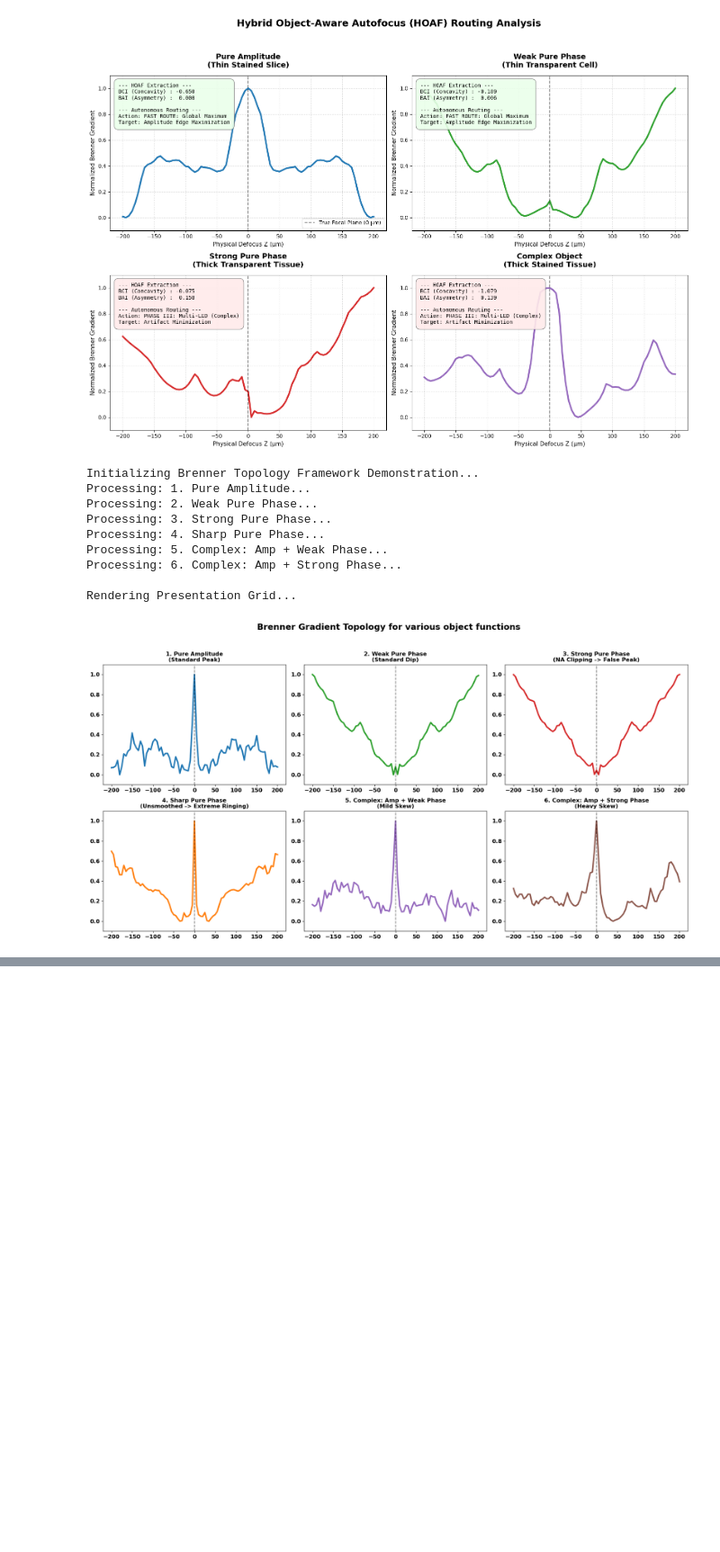
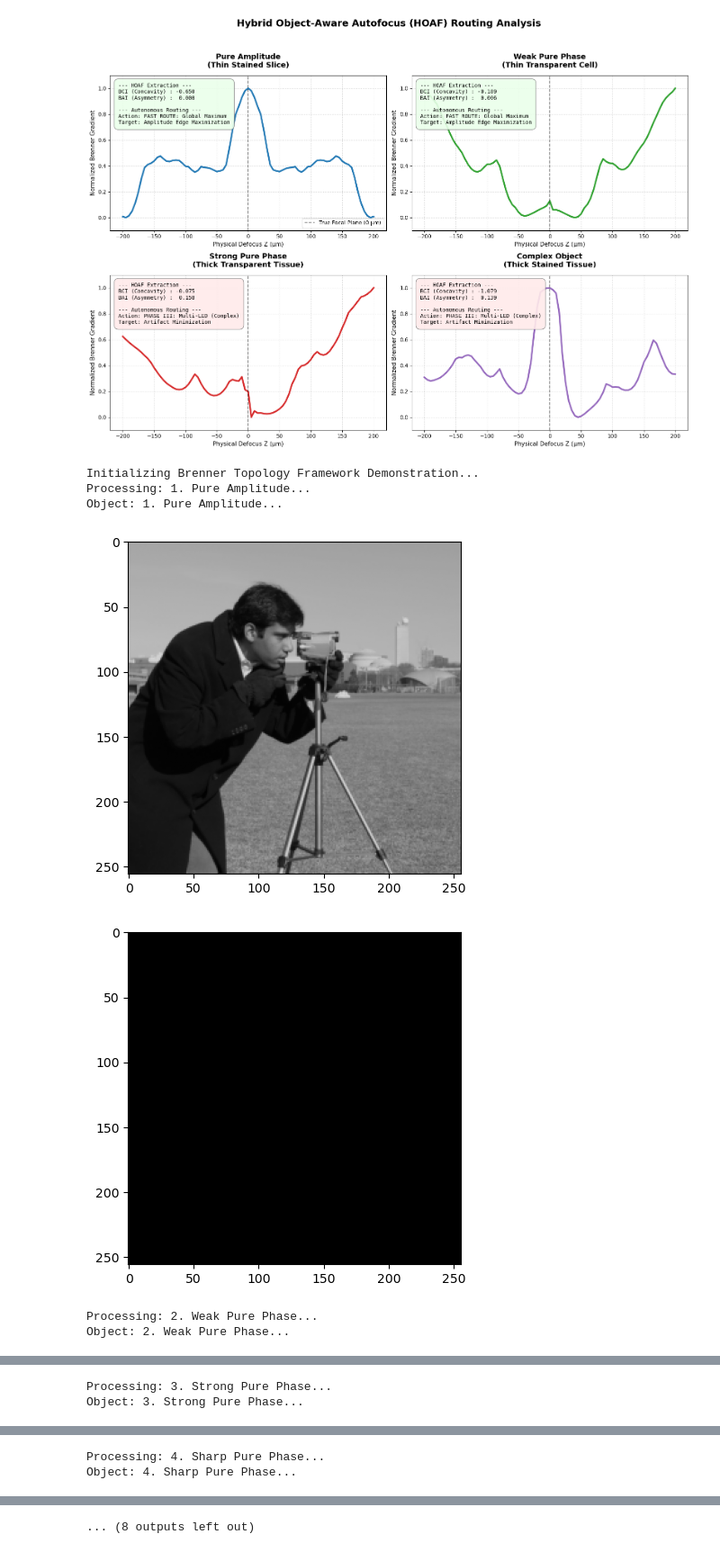
Before and after one commit to Gaurang8440/Fourier_Ptychography_Microscopy, a Jupyter notebook: Codes/test.ipynb, the cells around one changed output, grey strips where cells are left out. Shown at 90% size. Saved outputs shown, nothing was run; the diff lists cells and outputs as text; code cells hidden in the pictures; blank space fills up the shorter version.

```diff
--- a/Codes/test.ipynb
+++ b/Codes/test.ipynb
@@ -252,7 +252,7 @@ def run_framework_demonstration():
 
     # System Setup (Strictly in mm to prevent exponent scaling crashes)
     wavelength = 0.532e-3
-    NA_obj = 0.25
+    NA_obj = 0.08
     mag = 2.0
     cam_pixel_size = 2.5e-3
     dx_lr = cam_pixel_size / mag
@@ -277,7 +277,7 @@ def run_framework_demonstration():
             img_amp * np.exp(1j * np.zeros_like(img_amp)),
 
         "2. Weak Pure Phase\n(Standard Dip)":
-            np.ones_like(img_amp) * np.exp(1j * (img_phase_smooth * 0.00005)),
+            np.ones((N_hr,N_hr), dtype=float) * np.exp(1j * (img_phase_smooth * 0.00005)),
 
         "3. Strong Pure Phase\n(NA Clipping -> False Peak)":
             np.ones_like(img_amp) * np.exp(1j * (img_phase_smooth * 0.08)),
@@ -313,6 +313,13 @@ def run_framework_demonstration():
         O_fourier = np.fft.fftshift(np.fft.fft2(np.fft.ifftshift(obj)))
         scores = []
 
+        print(f"Object: {name.splitlines()[0]}...")
+        plt.figure()
+        plt.imshow(np.abs(obj),cmap='gray', vmin=0, vmax=1.2)
+        plt.show()
+        plt.figure()
+        plt.imshow(np.angle(obj), cmap = 'gray')
+        plt.show()
         for z in z_array:
             pupil_z = pupil_support * np.exp(1j * z * kz)
             E_fourier = O_fourier[ys:ye, xs:xe] * pupil_z
@@ -336,38 +343,35 @@ def run_framework_demonstration():
     for idx, (name, res) in enumerate(results.items()):
         ax = axes[idx]
 
         # Plot the curve
         ax.plot(z_array * 1000, res["scores"], color=colors[idx], linewidth=3)
         ax.axvline(0, color='k', linestyle='--', alpha=0.5)
 
         ax.set_title(name, fontsize=12, fontweight='bold')
         #ax.set_xlabel("Defocus Z (µm)")
         #ax.set_ylabel("Norm. Brenner")
         #ax.grid(True, linestyle=':', alpha=0.7)
 
         ax.tick_params(axis='x', labelsize=12)
         ax.tick_params(axis='y', labelsize=12)
         ax.set_ylim(-0.1, 1.1)
 
         # Overlay the BCI and BAI Data Box
 
 
     plt.tight_layout(rect=[0, 0.03, 1, 0.95])
     #plt.rcParams['axes.labelweight'] = 'bold'
     #plt.rcParams['font.weight'] = 'bold'
     plt.savefig("high_res_plot.png", dpi=300)
     plt.show()
 
 if __name__ == "__main__":
     run_framework_demonstration()
 # %% [output]
 Initializing Brenner Topology Framework Demonstration...
 Processing: 1. Pure Amplitude...
-Processing: 2. Weak Pure Phase...
-Processing: 3. Strong Pure Phase...
-Processing: 4. Sharp Pure Phase...
-Processing: 5. Complex: Amp + Weak Phase...
-Processing: 6. Complex: Amp + Strong Phase...
-
-Rendering Presentation Grid...
+Object: 1. Pure Amplitude...
-[figure, old version]
+[figure, new version]
+[figure, added]
+Processing: 2. Weak Pure Phase...
+Object: 2. Weak Pure Phase...
@@ -373,0 +380,2 @@ Rendering Presentation Grid...
+Processing: 3. Strong Pure Phase...
+Object: 3. Strong Pure Phase...
@@ -373,0 +384,2 @@ Rendering Presentation Grid...
+Processing: 4. Sharp Pure Phase...
+Object: 4. Sharp Pure Phase...
@@ -373,0 +388 @@ Rendering Presentation Grid...
+... (8 outputs left out)
```
Also changed, not shown: parts of 2 cells of this notebook, 1 other file.
